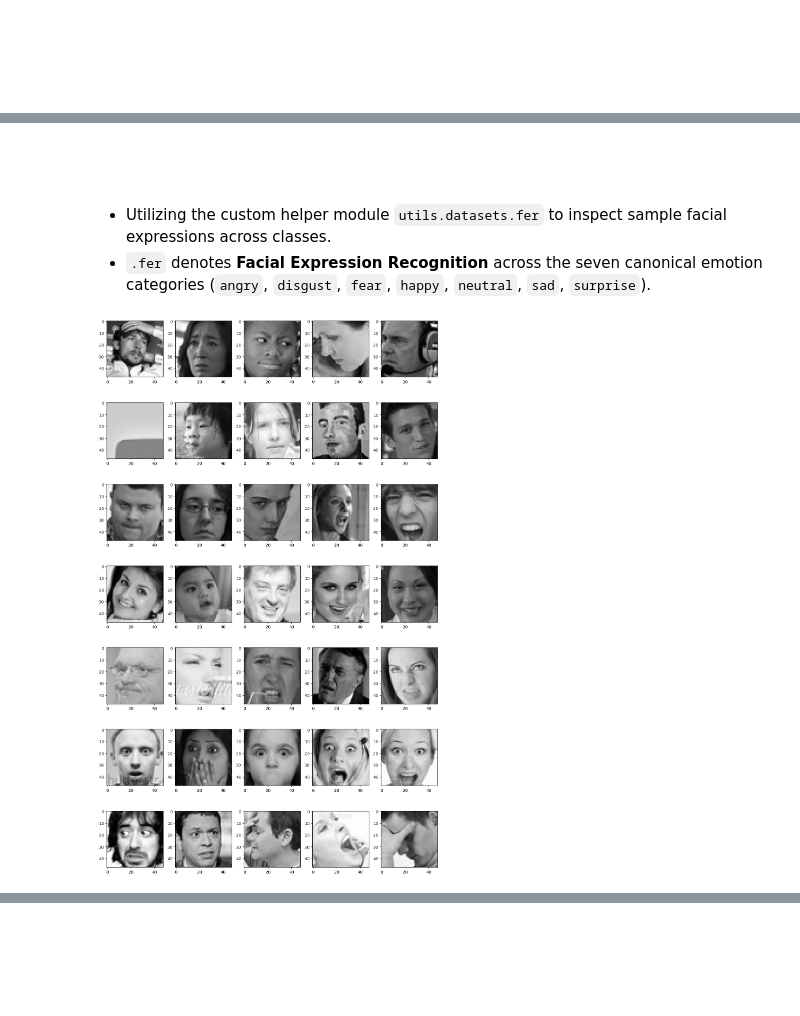
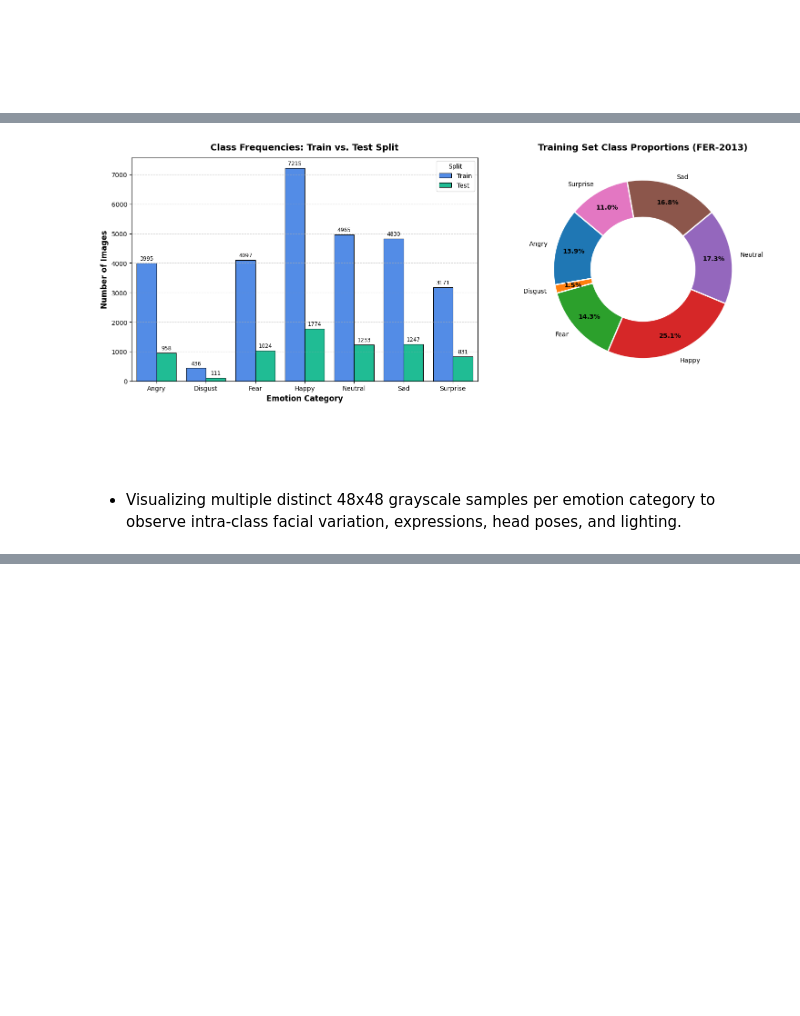
Before and after one commit to mohd-faizy/03P_Facial_Expression_Recoginition, a Jupyter notebook: Facial_Expression_Recoginition_with_Keras.ipynb, the cells around one changed output, grey strips where cells are left out. Cells and saved outputs as stored; diff of their text form; code cells hidden in the pictures; blank space fills up the shorter version.

```diff
--- a/Facial_Expression_Recoginition_with_Keras.ipynb
+++ b/Facial_Expression_Recoginition_with_Keras.ipynb
@@ -220,11 +271,51 @@ GPU Available: [PhysicalDevice(name='/physical_device:GPU:0', device_type='GPU')
+# %%
+# Visualizing class frequency distributions with side-by-side grouped bar plot and donut chart
+import matplotlib.pyplot as plt
+import seaborn as sns
+
+fig, (ax1, ax2) = plt.subplots(1, 2, figsize=(16, 6))
+
+# 1. Grouped Bar Chart (Train vs. Test)
+df_plot = pd.DataFrame({
+    'Emotion': [e.capitalize() for e in emotions] * 2,
+    'Count': train_counts + test_counts,
+    'Split': ['Train'] * len(emotions) + ['Test'] * len(emotions)
+})
+
+sns.barplot(x='Emotion', y='Count', hue='Split', data=df_plot, palette={'Train': '#3a86ff', 'Test': '#06d6a0'}, ax=ax1, edgecolor='black', linewidth=0.8)
+ax1.set_title('Class Frequencies: Train vs. Test Split', fontsize=14, fontweight='bold', pad=12)
+ax1.set_xlabel('Emotion Category', fontsize=12, fontweight='bold')
+ax1.set_ylabel('Number of Images', fontsize=12, fontweight='bold')
+ax1.grid(axis='y', linestyle='--', alpha=0.5)
+
+for p in ax1.patches:
+    h = p.get_height()
+    if h > 0:
+        ax1.annotate(f'{int(h)}', (p.get_x() + p.get_width() / 2., h + 60),
+                     ha='center', va='bottom', fontsize=8.5, rotation=0)
+
+# 2. Donut Chart (Train Proportions)
+colors = sns.color_palette('tab10', len(emotions))
+wedges, texts, autotexts = ax2.pie(
+    train_counts,
+    labels=[e.capitalize() for e in emotions],
+    autopct='%1.1f%%',
+    pctdistance=0.8,
+    startangle=140,
+    colors=colors,
+    wedgeprops=dict(width=0.42, edgecolor='white', linewidth=2)
+)
+for at in autotexts:
+    at.set_fontsize(10)
+    at.set_fontweight('bold')
+ax2.set_title('Training Set Class Proportions (FER-2013)', fontsize=14, fontweight='bold', pad=12)
+
+plt.tight_layout()
+plt.show()
+# %% [output]
+[figure, added]
 # %% [markdown]
-<a id="31-plot-example-facial-expressions"></a>
-### <span style="display: inline-block; color: #fff; background: linear-gradient(135deg, #16A34A, #0F766E); padding: 7px 16px; border-radius: 6px; font-size: 16px; font-weight: 700; letter-spacing: 0.3px;">3.1 Plot Example Facial Expressions</span>
+<a id="33-multi-sample-facial-emotion-gallery"></a>
+### <span style="display: inline-block; color: #fff; background: linear-gradient(135deg, #16A34A, #0F766E); padding: 7px 16px; border-radius: 6px; font-size: 16px; font-weight: 700; letter-spacing: 0.3px;">3.3 Multi-Sample Facial Emotion Gallery</span>
 
-- Utilizing the custom helper module `utils.datasets.fer` to inspect sample facial expressions across classes.
-- `.fer` denotes **Facial Expression Recognition** across the seven canonical emotion categories (`angry`, `disgust`, `fear`, `happy`, `neutral`, `sad`, `surprise`).
+- Visualizing multiple distinct 48x48 grayscale samples per emotion category to observe intra-class facial variation, expressions, head poses, and lighting.
-# %%
-# Plot example facial expression images for each emotion category
-utils.datasets.fer.plot_example_images(plt).show()
-# %% [output]
-[figure, removed]
```
Also changed, not shown: parts of 18 cells of this notebook, 3 other files.
